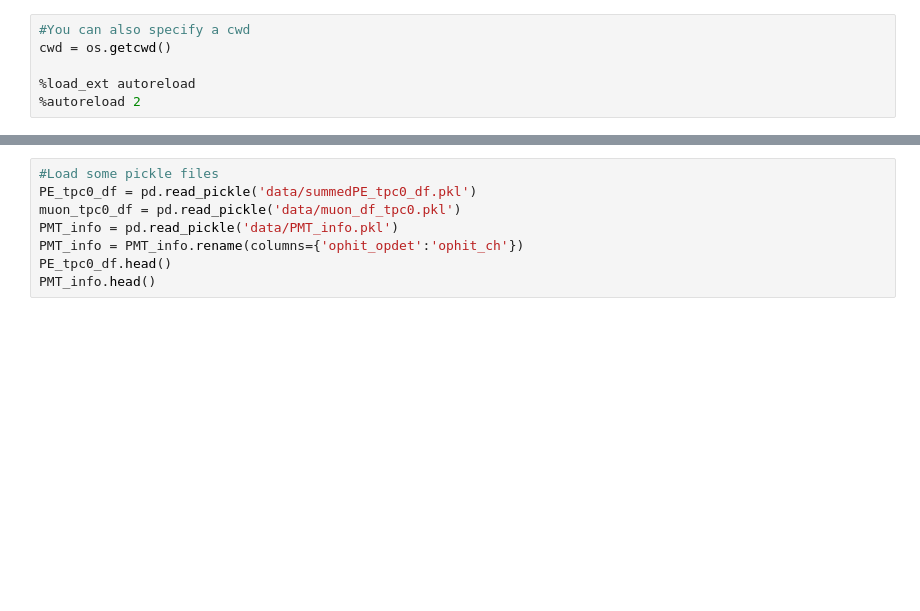
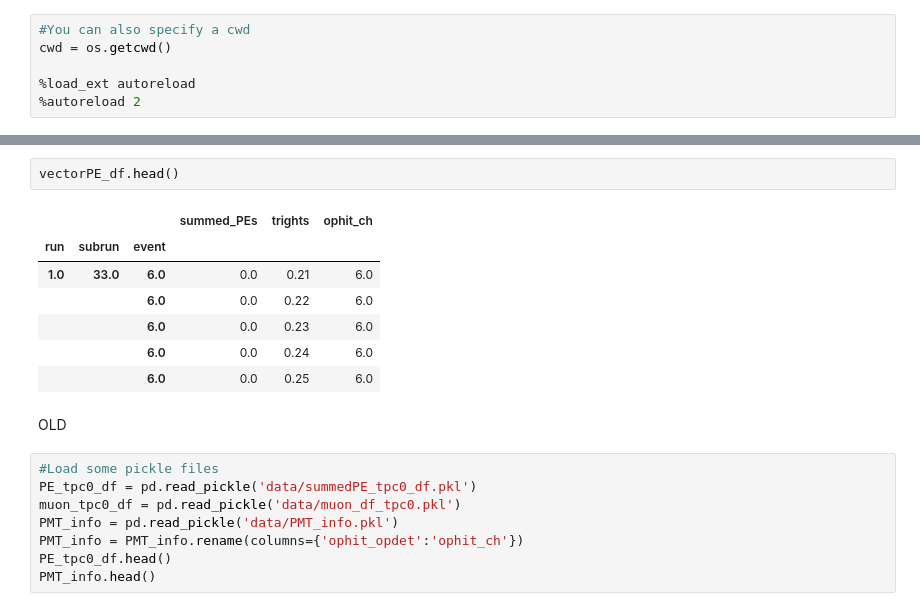
Before and after one commit to bear-is-asleep/pmt_commissioning, a Jupyter notebook: timing_scripts/testing.ipynb, the cells around one changed output, grey strips where cells are left out. Saved outputs shown, nothing was run; the diff lists cells and outputs as text; blank space fills up the shorter version.

```diff
--- a/timing_scripts/testing.ipynb
+++ b/timing_scripts/testing.ipynb
@@ -23,3 +41,15 @@ cwd = os.getcwd()
+# %%
+vectorPE_df.head()
+# %% [output]
+|  |  |  | summed_PEs | trights | ophit_ch |
+| run | subrun | event |  |  |  |
+| 1.0 | 33.0 | 6.0 | 0.0 | 0.21 | 6.0 |
+|  |  | 6.0 | 0.0 | 0.22 | 6.0 |
+|  |  | 6.0 | 0.0 | 0.23 | 6.0 |
+|  |  | 6.0 | 0.0 | 0.24 | 6.0 |
+|  |  | 6.0 | 0.0 | 0.25 | 6.0 |
+# %% [markdown]
+OLD
 # %%
 #Load some pickle files
 PE_tpc0_df = pd.read_pickle('data/summedPE_tpc0_df.pkl')
```
Also changed, not shown: parts of 1 cell of this notebook, 4 other files.
